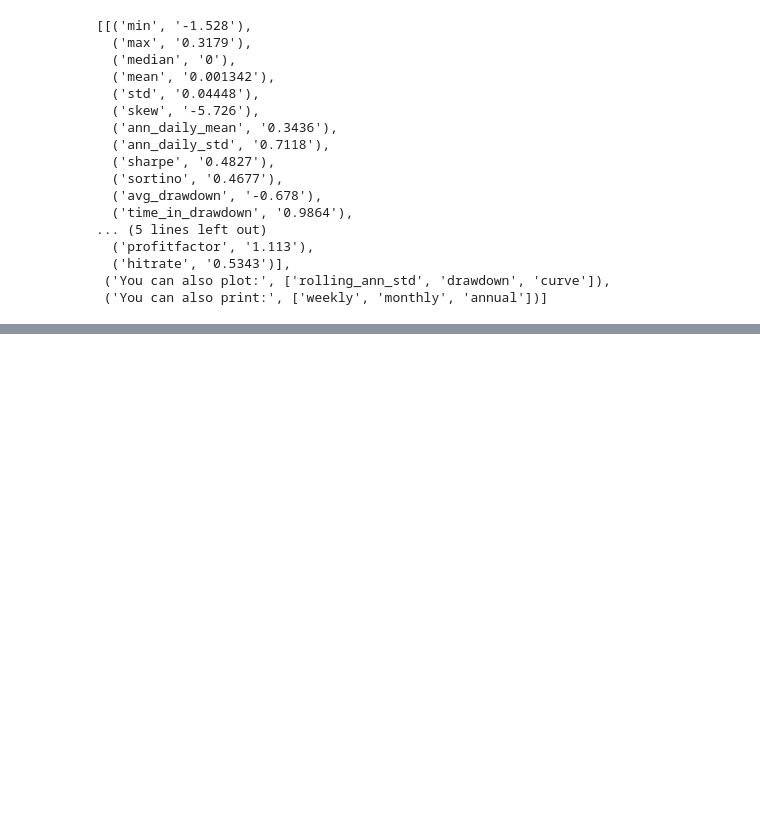
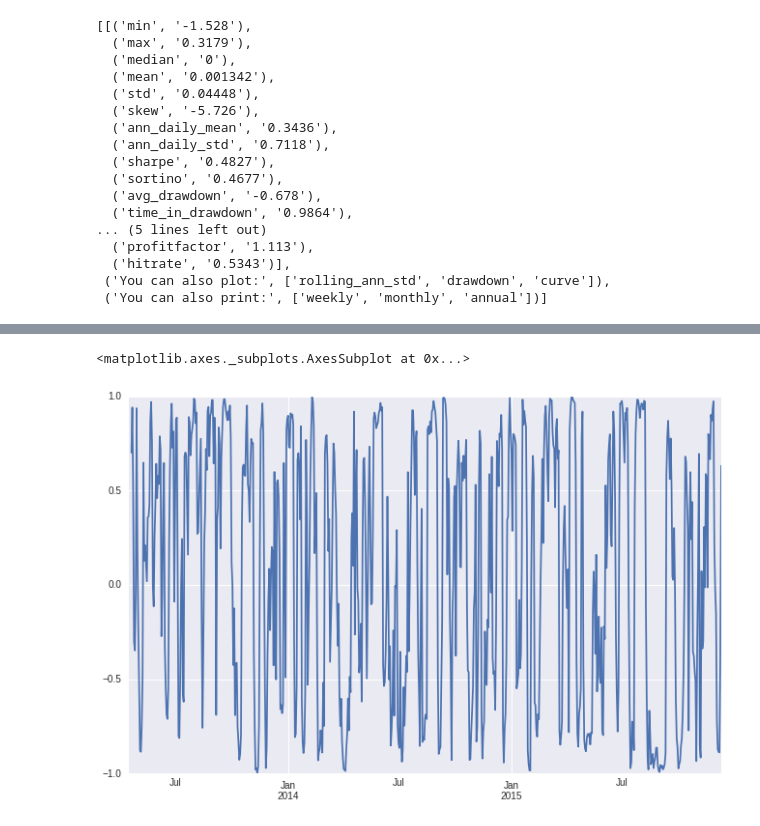
Before and after one commit to cmorgan/pysystemtrade, a Jupyter notebook: examples/introduction/chapter15.ipynb, the cells around one changed output, grey strips where cells are left out. Saved outputs shown, nothing was run; the diff lists cells and outputs as text; code cells hidden in the pictures; blank space fills up the shorter version.

```diff
--- a/examples/introduction/chapter15.ipynb
+++ b/examples/introduction/chapter15.ipynb
@@ -74,0 +80,5 @@ NonGuiException:
+# %%
+c.plot()
+# %% [output]
+<matplotlib.axes._subplots.AxesSubplot at 0x...>
+[figure, added]
```
Also changed, not shown: parts of 21 cells of this notebook.
